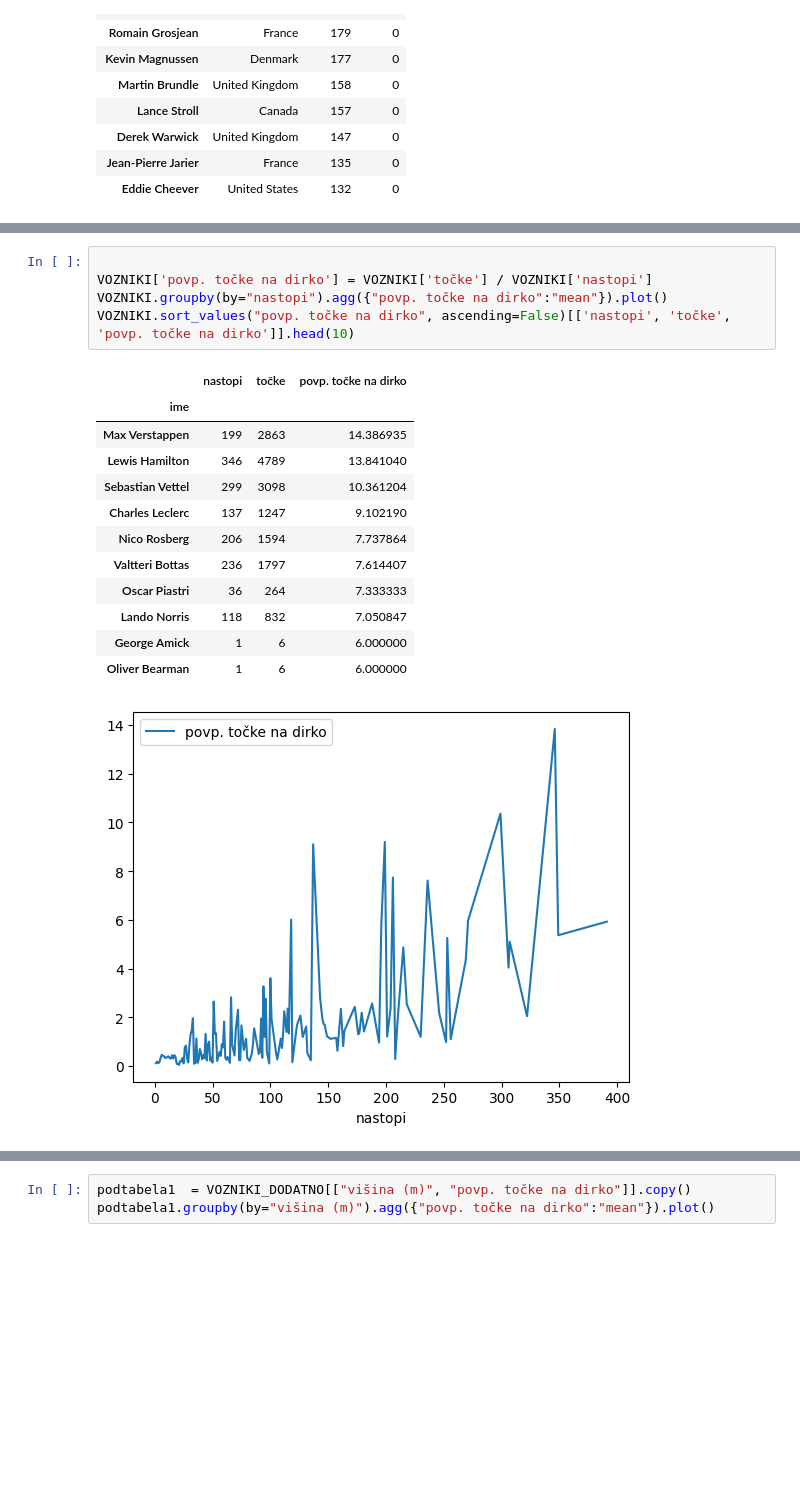
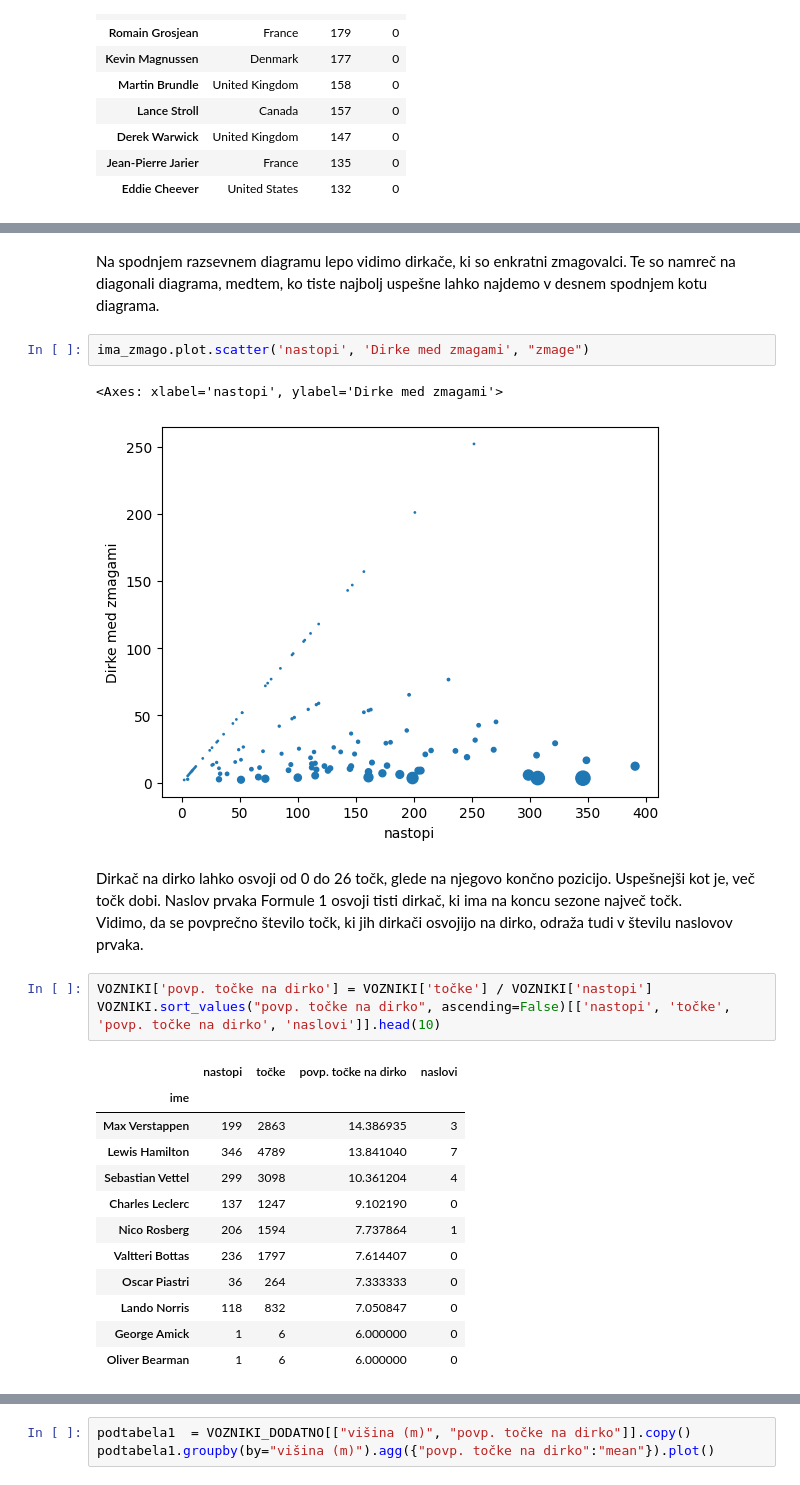
Before and after one commit to ZigaObradovic/F1_Vozniki, a Jupyter notebook: analiza_voznikov.ipynb, the cells around one changed output, grey strips where cells are left out. Saved outputs shown, nothing was run; the diff lists cells and outputs as text; blank space fills up the shorter version.

```diff
--- a/analiza_voznikov.ipynb
+++ b/analiza_voznikov.ipynb
@@ -91,19 +110,26 @@ ima_zmago.sort_values("Dirke med zmagami")[['nastopi', 'zmage', 'Dirke med zmaga
+# %% [markdown]
+Na spodnjem razsevnem diagramu lepo vidimo dirkače, ki so enkratni zmagovalci. Te so namreč na diagonali diagrama, medtem, ko tiste najbolj uspešne lahko najdemo v desnem spodnjem kotu diagrama.
+# %%
+ima_zmago.plot.scatter('nastopi', 'Dirke med zmagami', "zmage")
+# %% [output]
+<Axes: xlabel='nastopi', ylabel='Dirke med zmagami'>
+[figure, added]
+# %% [markdown]
+Dirkač na dirko lahko osvoji od 0 do 26 točk, glede na njegovo končno pozicijo. Uspešnejši kot je, več točk dobi. Naslov prvaka Formule 1 osvoji tisti dirkač, ki ima na koncu sezone največ točk.<br>
+Vidimo, da se povprečno število točk, ki jih dirkači osvojijo na dirko, odraža tudi v številu naslovov prvaka.
 # %%
-
 VOZNIKI['povp. točke na dirko'] = VOZNIKI['točke'] / VOZNIKI['nastopi']
-VOZNIKI.groupby(by="nastopi").agg({"povp. točke na dirko":"mean"}).plot()
-VOZNIKI.sort_values("povp. točke na dirko", ascending=False)[['nastopi', 'točke', 'povp. točke na dirko']].head(10)
+VOZNIKI.sort_values("povp. točke na dirko", ascending=False)[['nastopi', 'točke', 'povp. točke na dirko', 'naslovi']].head(10)
 # %% [output]
-|  | nastopi | točke | povp. točke na dirko |
-| ime |  |  |  |
-| Max Verstappen | 199 | 2863 | 14.386935 |
-| Lewis Hamilton | 346 | 4789 | 13.841040 |
-| Sebastian Vettel | 299 | 3098 | 10.361204 |
-| Charles Leclerc | 137 | 1247 | 9.102190 |
-| Nico Rosberg | 206 | 1594 | 7.737864 |
-| Valtteri Bottas | 236 | 1797 | 7.614407 |
-| Oscar Piastri | 36 | 264 | 7.333333 |
-| Lando Norris | 118 | 832 | 7.050847 |
-| George Amick | 1 | 6 | 6.000000 |
-| Oliver Bearman | 1 | 6 | 6.000000 |
+|  | nastopi | točke | povp. točke na dirko | naslovi |
+| ime |  |  |  |  |
+| Max Verstappen | 199 | 2863 | 14.386935 | 3 |
+| Lewis Hamilton | 346 | 4789 | 13.841040 | 7 |
+| Sebastian Vettel | 299 | 3098 | 10.361204 | 4 |
+| Charles Leclerc | 137 | 1247 | 9.102190 | 0 |
+| Nico Rosberg | 206 | 1594 | 7.737864 | 1 |
+| Valtteri Bottas | 236 | 1797 | 7.614407 | 0 |
+| Oscar Piastri | 36 | 264 | 7.333333 | 0 |
+| Lando Norris | 118 | 832 | 7.050847 | 0 |
+| George Amick | 1 | 6 | 6.000000 | 0 |
+| Oliver Bearman | 1 | 6 | 6.000000 | 0 |
-[figure, removed]
```
Also changed, not shown: parts of 21 cells of this notebook, 1 other file.
